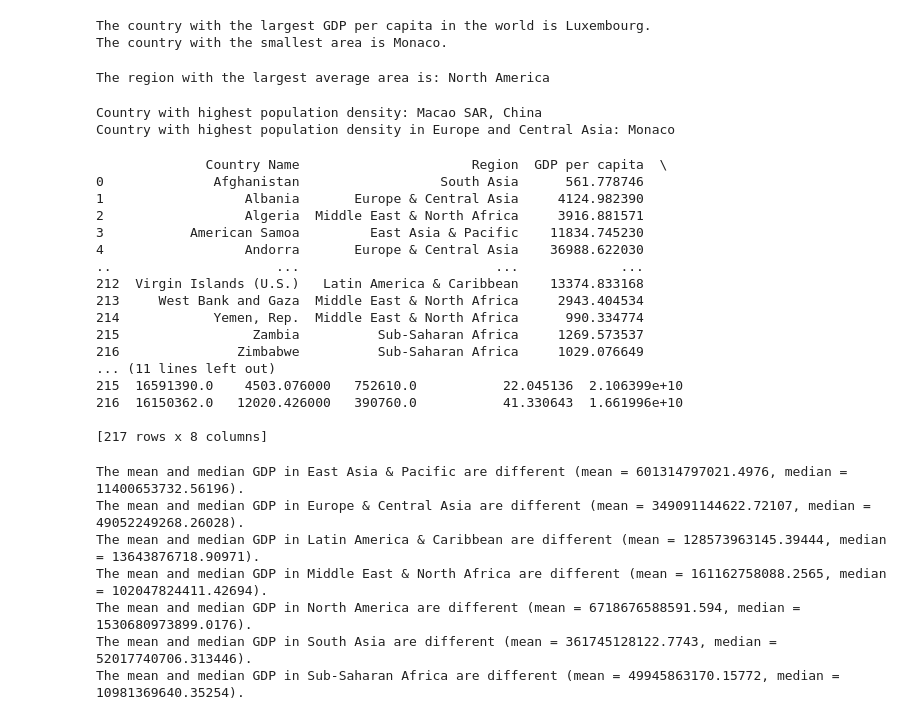
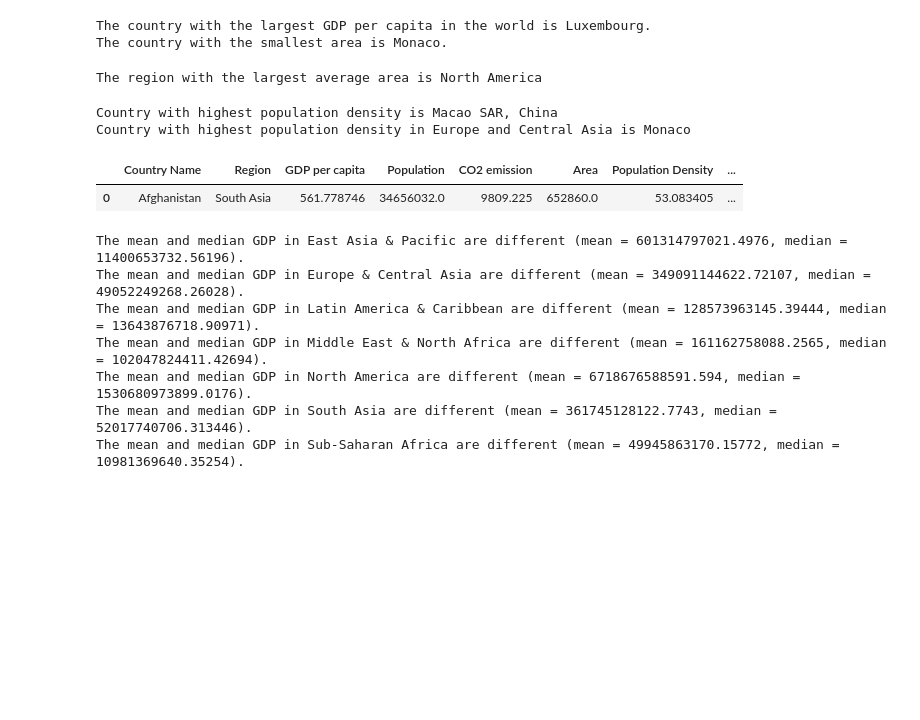
Before and after one commit to bondaxme/Data-analysis, a Jupyter notebook: lab3/lab3.ipynb, the cells around one changed output. Saved outputs shown, nothing was run; the diff lists cells and outputs as text; code cells hidden in the pictures; blank space fills up the shorter version.

```diff
--- a/lab3/lab3.ipynb
+++ b/lab3/lab3.ipynb
@@ -149,40 +120,25 @@ The country with the smallest area is Monaco.
 # %%
 region_mean_area = df.groupby('Region')['Area'].mean()
 largest_region = region_mean_area.idxmax()
-print("The region with the largest average area is:", largest_region)
+print("The region with the largest average area is", largest_region)
 # %% [output]
-The region with the largest average area is: North America
+The region with the largest average area is North America
 # %%
 df_sorted = df.sort_values(by='Population Density', ascending=False)
-print('Country with highest population density:', df_sorted.iloc[0]['Country Name'])
+print('Country with highest population density is', df_sorted.iloc[0]['Country Name'])
 
 df_eu_ca = df[df['Region'] == 'Europe & Central Asia']
 df_eu_ca_sorted = df_eu_ca.sort_values(by='Population Density', ascending=False)
-print('Country with highest population density in Europe and Central Asia:', df_eu_ca_sorted.iloc[0]['Country Name'])
+print('Country with highest population density in Europe and Central Asia is', df_eu_ca_sorted.iloc[0]['Country Name'])
 # %% [output]
-Country with highest population density: Macao SAR, China
-Country with highest population density in Europe and Central Asia: Monaco
+Country with highest population density is Macao SAR, China
+Country with highest population density in Europe and Central Asia is Monaco
 # %%
 df["Total GDP"] = df["GDP per capita"] * df["Population"]
-print(df)
+df.head(1)
 # %% [output]
-              Country Name                      Region  GDP per capita  \
-0              Afghanistan                  South Asia      561.778746
-1                  Albania       Europe & Central Asia     4124.982390
-2                  Algeria  Middle East & North Africa     3916.881571
-3           American Samoa         East Asia & Pacific    11834.745230
-4                  Andorra       Europe & Central Asia    36988.622030
-..                     ...                         ...             ...
-212  Virgin Islands (U.S.)   Latin America & Caribbean    13374.833168
-213     West Bank and Gaza  Middle East & North Africa     2943.404534
-214            Yemen, Rep.  Middle East & North Africa      990.334774
-215                 Zambia          Sub-Saharan Africa     1269.573537
-216               Zimbabwe          Sub-Saharan Africa     1029.076649
-... (11 lines left out)
-215  16591390.0    4503.076000   752610.0           22.045136  2.106399e+10
-216  16150362.0   12020.426000   390760.0           41.330643  1.661996e+10
-
-[217 rows x 8 columns]
+|  | Country Name | Region | GDP per capita | Population | CO2 emission | Area | Population Density | ... |
+| 0 | Afghanistan | South Asia | 561.778746 | 34656032.0 | 9809.225 | 652860.0 | 53.083405 | ... |
 # %%
 region_stats = df.groupby('Region')['Total GDP'].agg(['mean', 'median'])
 
```
Also changed, not shown: parts of 6 cells of this notebook, 2 other files.
